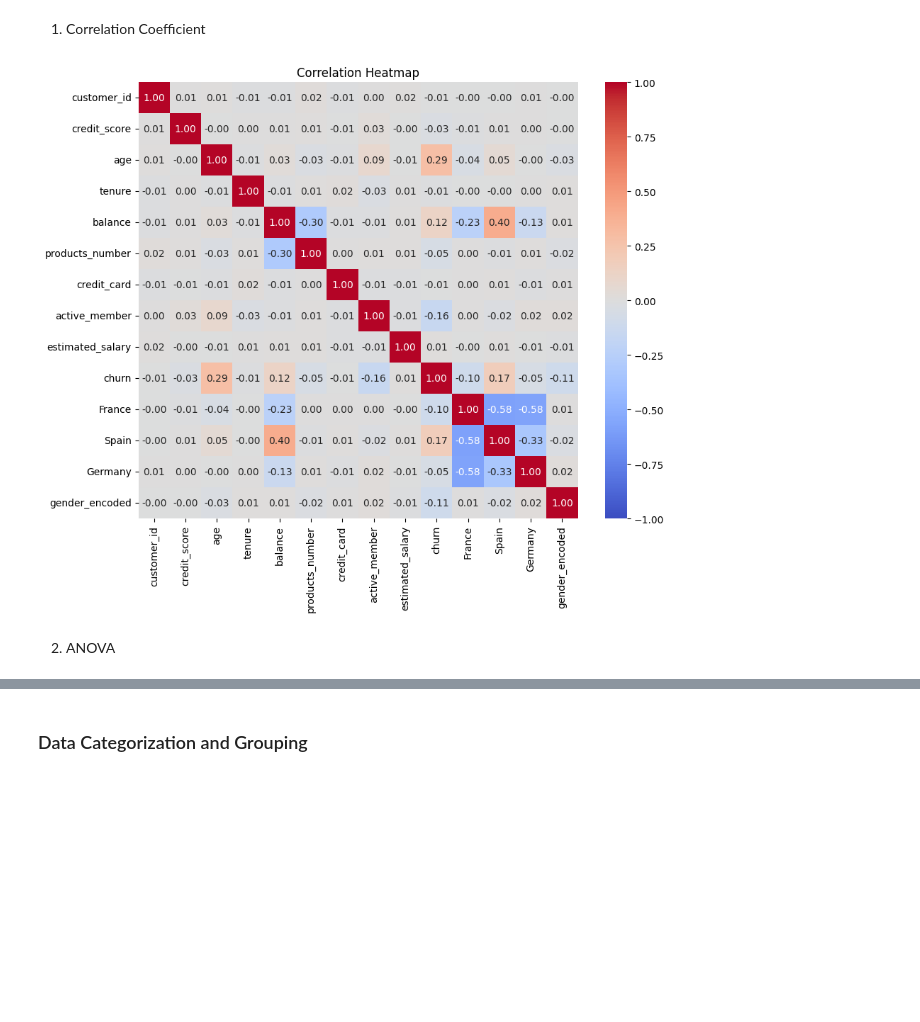
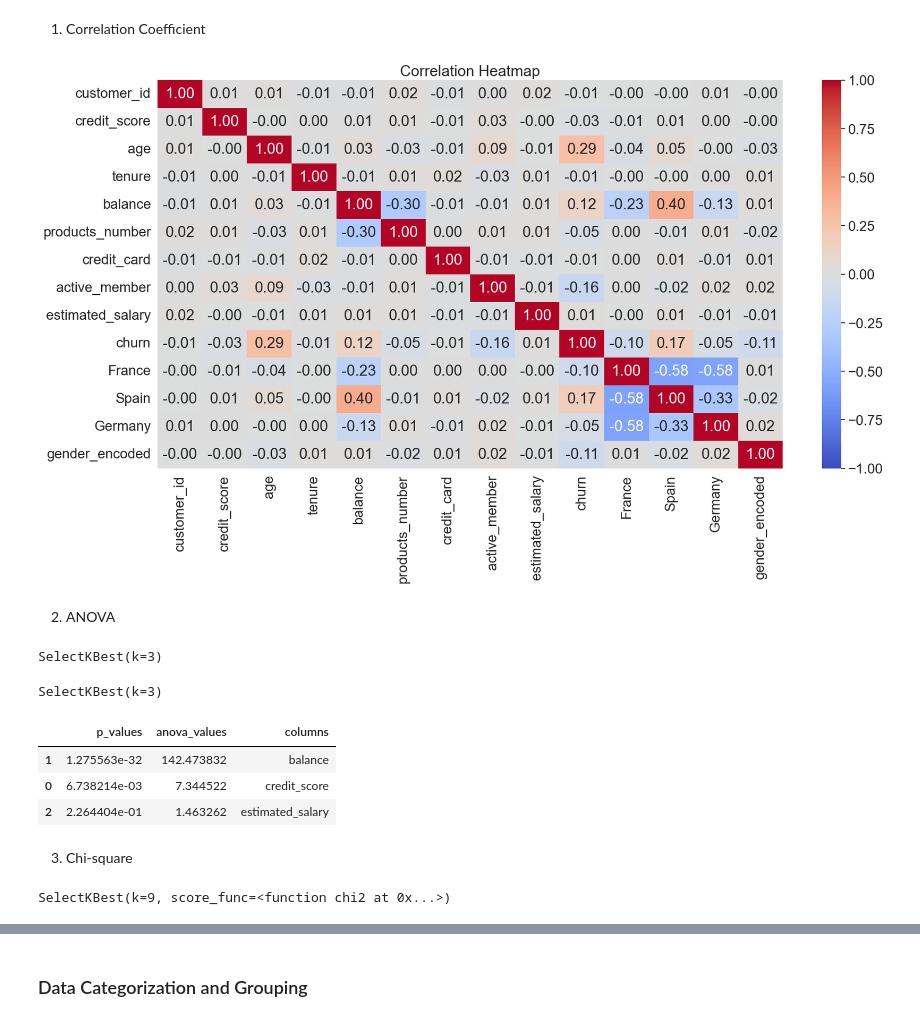
Before and after one commit to tranthikyphuong/Customer-Churn, a Jupyter notebook: Customers churned.ipynb, the cells around one changed output, grey strips where cells are left out. Drawn from its saved outputs; the diff is of its cells as text; code cells hidden in the pictures; blank space fills up the shorter version.

```diff
--- a/Customers churned.ipynb
+++ b/Customers churned.ipynb
@@ -29,7 +29,7 @@ from numpy import std
 # %% [markdown]
 ### Data Preparation
 # %%
-df = pd.read_csv('D:\Thuc Hanh\Data\customer_churn_data.csv')
+df = pd.read_csv('D:\Thuc Hanh\-Customers-Churned\Data\customer_churn_data.csv')
 print(df.head())
 # %% [output]
    customer_id  credit_score country  gender  age  tenure    balance  \
@@ -353,14 +353,48 @@ df.head(10)
 # %%
 numeric_feature = df.select_dtypes(exclude='object')
 corr_matrix = numeric_feature.corr()
 
 # Vẽ heatmap
 
-plt.figure(figsize=(10, 8))
+plt.figure(figsize=(20, 10))
 sns.heatmap(corr_matrix, annot=True, cmap='coolwarm', fmt=".2f", vmin=-1, vmax=1)
 plt.title('Correlation Heatmap')
 plt.show()
 # %% [output]
-[figure, old version]
+[figure, new version]
 # %% [markdown]
 2. ANOVA
+# %%
+from sklearn.feature_selection import SelectKBest, f_classif
+
+continous_features = df[["credit_score", "balance", "estimated_salary"]]
+best_features = SelectKBest(f_classif, k=3)
+best_features.fit(continous_features , df["churn"])
+# %% [output]
+SelectKBest(k=3)
+# %%
+SelectKBest(k=3)
+# %% [output]
+SelectKBest(k=3)
+# %%
+df_score = pd.DataFrame(best_features.pvalues_,columns=['p_values'])
+df_score['anova_values'] = best_features.scores_
+df_score['columns'] = ["credit_score", "balance", "estimated_salary"]
+df_score.sort_values(by='p_values')
+# %% [output]
+|  | p_values | anova_values | columns |
+| 1 | 1.275563e-32 | 142.473832 | balance |
+| 0 | 6.738214e-03 | 7.344522 | credit_score |
+| 2 | 2.264404e-01 | 1.463262 | estimated_salary |
+# %% [markdown]
+3. Chi-square
+# %%
+from sklearn.feature_selection import SelectKBest, chi2
+
+categorical_features = df[["France", "Spain", "Germany", "gender_encoded", "tenure", "products_number", "credit_card", "active_member", "age"]]
+
+
+best_features = SelectKBest(chi2, k=9)
+best_features.fit(categorical_features, df["churn"])
+# %% [output]
+SelectKBest(k=9, score_func=<function chi2 at 0x...>)
```
Also changed, not shown: parts of 26 cells of this notebook.
